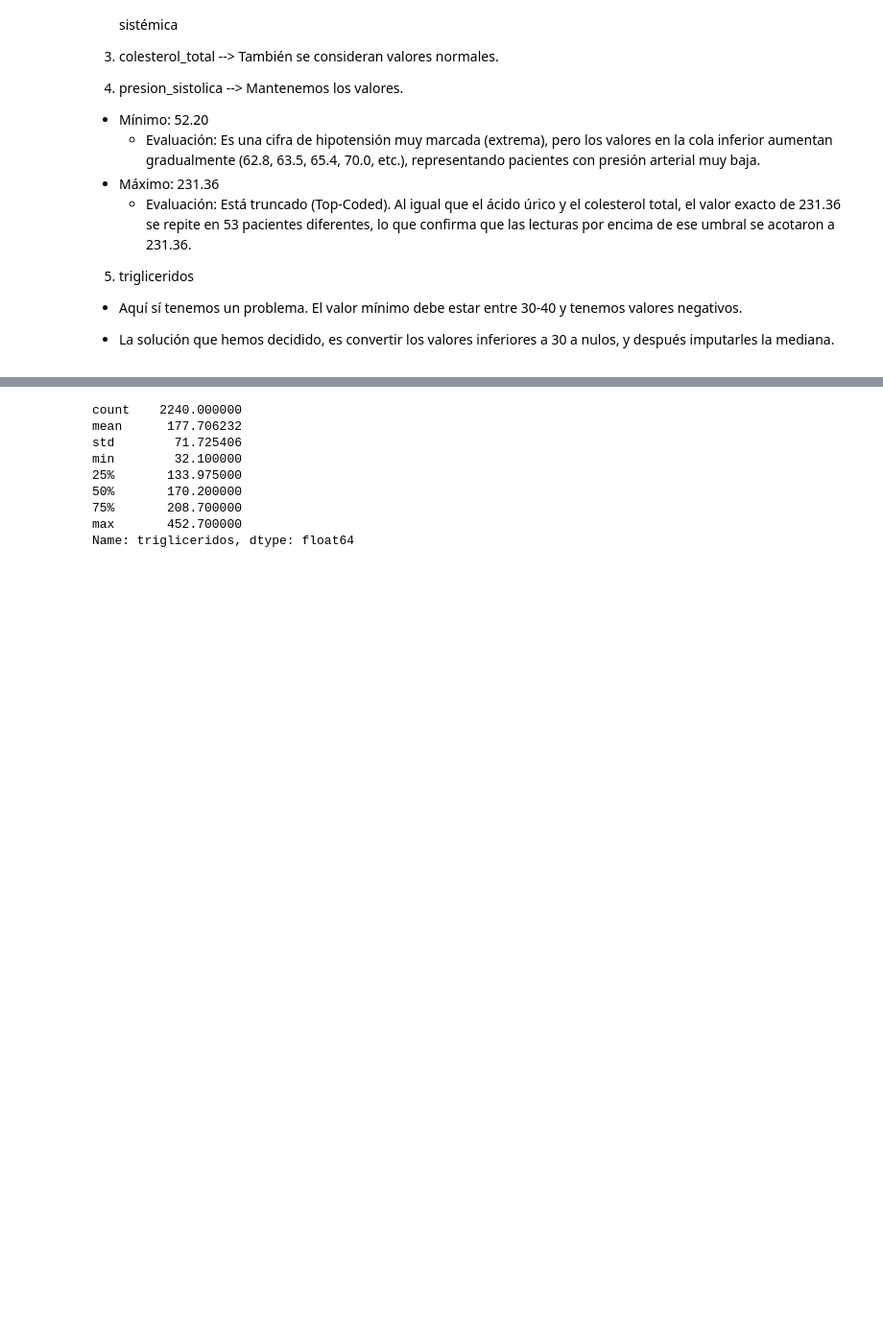
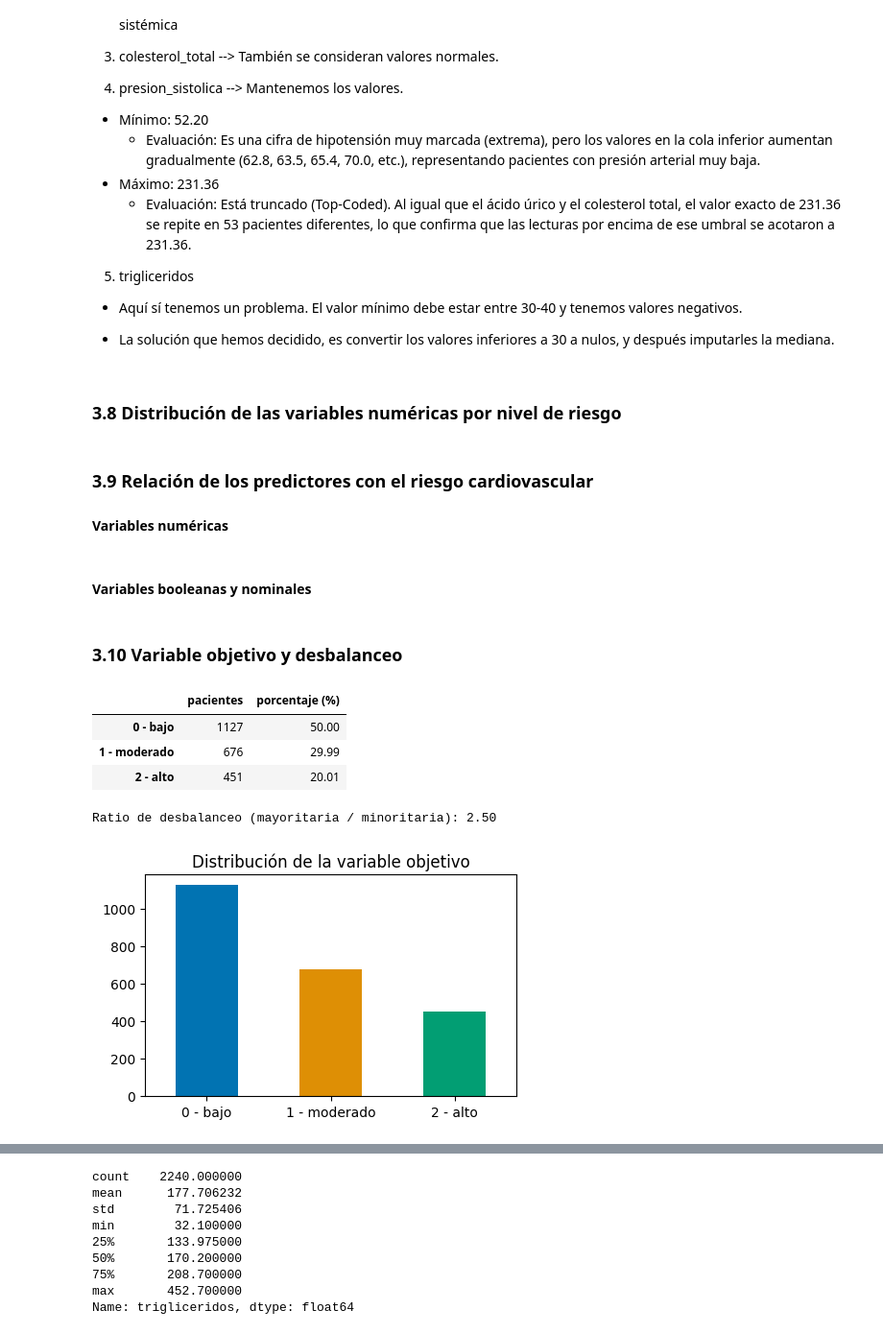
Before and after one commit to csm8-um/MasterIA-ML01, a Jupyter notebook: notebooks/Tarea1_ML.ipynb, the cells around one changed output, grey strips where cells are left out. Shown at 96% size. Drawn from its saved outputs; the diff is of its cells as text; code cells hidden in the pictures; blank space fills up the shorter version.

```diff
--- a/notebooks/Tarea1_ML.ipynb
+++ b/notebooks/Tarea1_ML.ipynb
@@ -614,3 +894,32 @@ Rangos normales de referencia
 - Aquí sí tenemos un problema. El valor mínimo debe estar entre 30-40 y tenemos valores negativos.
 
 - La solución que hemos decidido, es convertir los valores inferiores a 30 a nulos, y después imputarles la mediana.
+# %% [markdown]
+### 3.8 Distribución de las variables numéricas por nivel de riesgo
+# %% [markdown]
+### 3.9 Relación de los predictores con el riesgo cardiovascular
+
+#### Variables numéricas
+# %% [markdown]
+#### Variables booleanas y nominales
+# %% [markdown]
+### 3.10 Variable objetivo y desbalanceo
+# %%
+conteo = df[TARGET].value_counts().sort_index()
+porcentaje = df[TARGET].value_counts(normalize=True).sort_index() * 100
+tabla_clases = pd.DataFrame({'pacientes': conteo, 'porcentaje (%)': porcentaje.round(2)})
+tabla_clases.index = ['0 - bajo', '1 - moderado', '2 - alto']
+display(tabla_clases)
+print(f'Ratio de desbalanceo (mayoritaria / minoritaria): {conteo.max() / conteo.min():.2f}')
+
+fig, ax = plt.subplots(figsize=(5, 3))
+tabla_clases['pacientes'].plot.bar(ax=ax, rot=0, color=sns.color_palette('colorblind')[:3])
+ax.set_title('Distribución de la variable objetivo')
+plt.show()
+# %% [output]
+|  | pacientes | porcentaje (%) |
+| 0 - bajo | 1127 | 50.00 |
+| 1 - moderado | 676 | 29.99 |
+| 2 - alto | 451 | 20.01 |
+Ratio de desbalanceo (mayoritaria / minoritaria): 2.50
+[figure, added]
```
Also changed, not shown: parts of 50 cells of this notebook.
